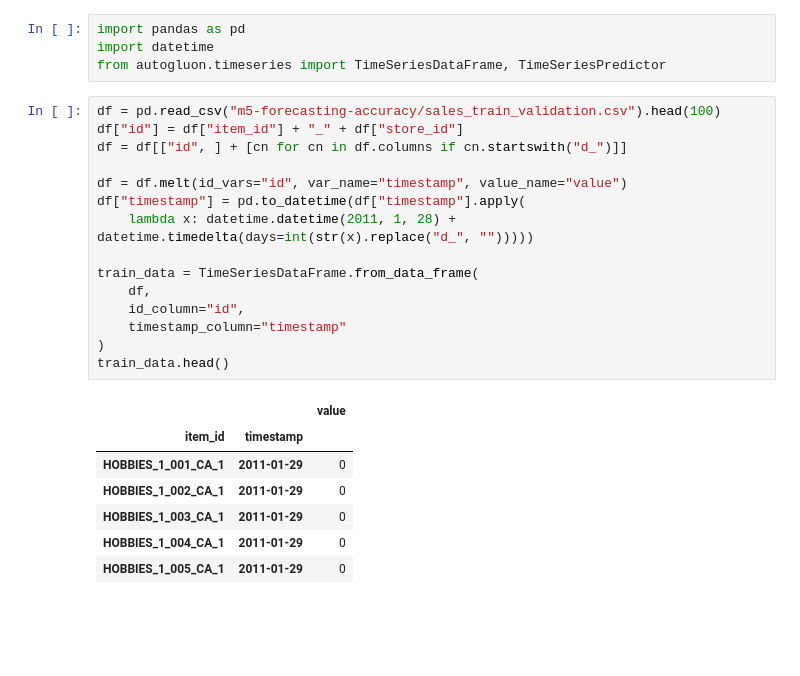
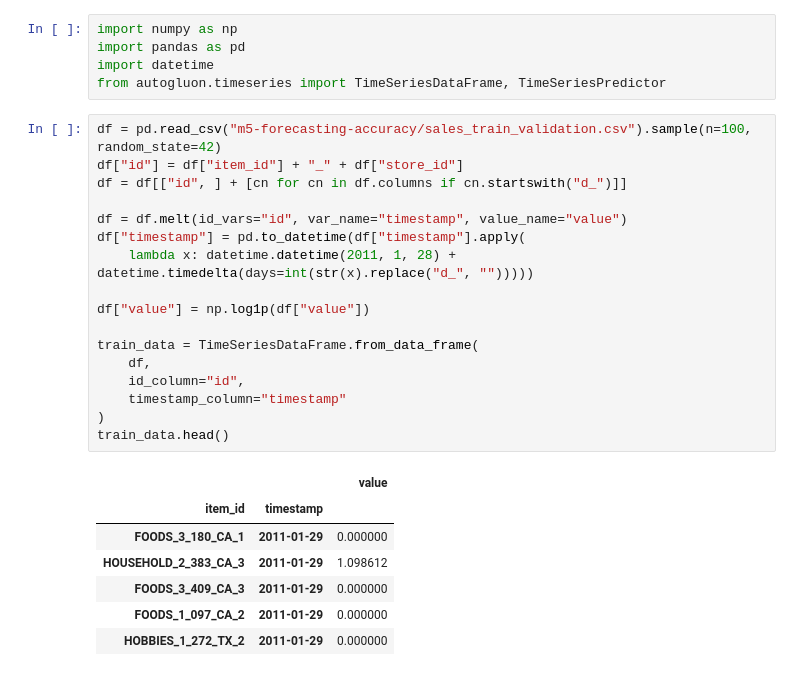
Before and after one commit to RobertWSmith/time-series-llm, a Jupyter notebook: autogluon.ipynb, the cells around one changed output. Drawn from its saved outputs; the diff is of its cells as text; blank space fills up the shorter version.

```diff
--- a/autogluon.ipynb
+++ b/autogluon.ipynb
@@ -1,29 +1,32 @@
 # %%
+import numpy as np
 import pandas as pd
 import datetime
 from autogluon.timeseries import TimeSeriesDataFrame, TimeSeriesPredictor
 # %%
-df = pd.read_csv("m5-forecasting-accuracy/sales_train_validation.csv").head(100)
+df = pd.read_csv("m5-forecasting-accuracy/sales_train_validation.csv").sample(n=100, random_state=42)
 df["id"] = df["item_id"] + "_" + df["store_id"]
 df = df[["id", ] + [cn for cn in df.columns if cn.startswith("d_")]]
 
 df = df.melt(id_vars="id", var_name="timestamp", value_name="value")
 df["timestamp"] = pd.to_datetime(df["timestamp"].apply(
     lambda x: datetime.datetime(2011, 1, 28) + datetime.timedelta(days=int(str(x).replace("d_", "")))))
 
+df["value"] = np.log1p(df["value"])
+
 train_data = TimeSeriesDataFrame.from_data_frame(
     df,
     id_column="id",
     timestamp_column="timestamp"
 )
 train_data.head()
 # %% [output]
 |  |  | value |
 | item_id | timestamp |  |
-| HOBBIES_1_001_CA_1 | 2011-01-29 | 0 |
-| HOBBIES_1_002_CA_1 | 2011-01-29 | 0 |
-| HOBBIES_1_003_CA_1 | 2011-01-29 | 0 |
-| HOBBIES_1_004_CA_1 | 2011-01-29 | 0 |
-| HOBBIES_1_005_CA_1 | 2011-01-29 | 0 |
+| FOODS_3_180_CA_1 | 2011-01-29 | 0.000000 |
+| HOUSEHOLD_2_383_CA_3 | 2011-01-29 | 1.098612 |
+| FOODS_3_409_CA_3 | 2011-01-29 | 0.000000 |
+| FOODS_1_097_CA_2 | 2011-01-29 | 0.000000 |
+| HOBBIES_1_272_TX_2 | 2011-01-29 | 0.000000 |
 # %%
 predictor = TimeSeriesPredictor(
```
Also changed, not shown: parts of 5 cells of this notebook.
